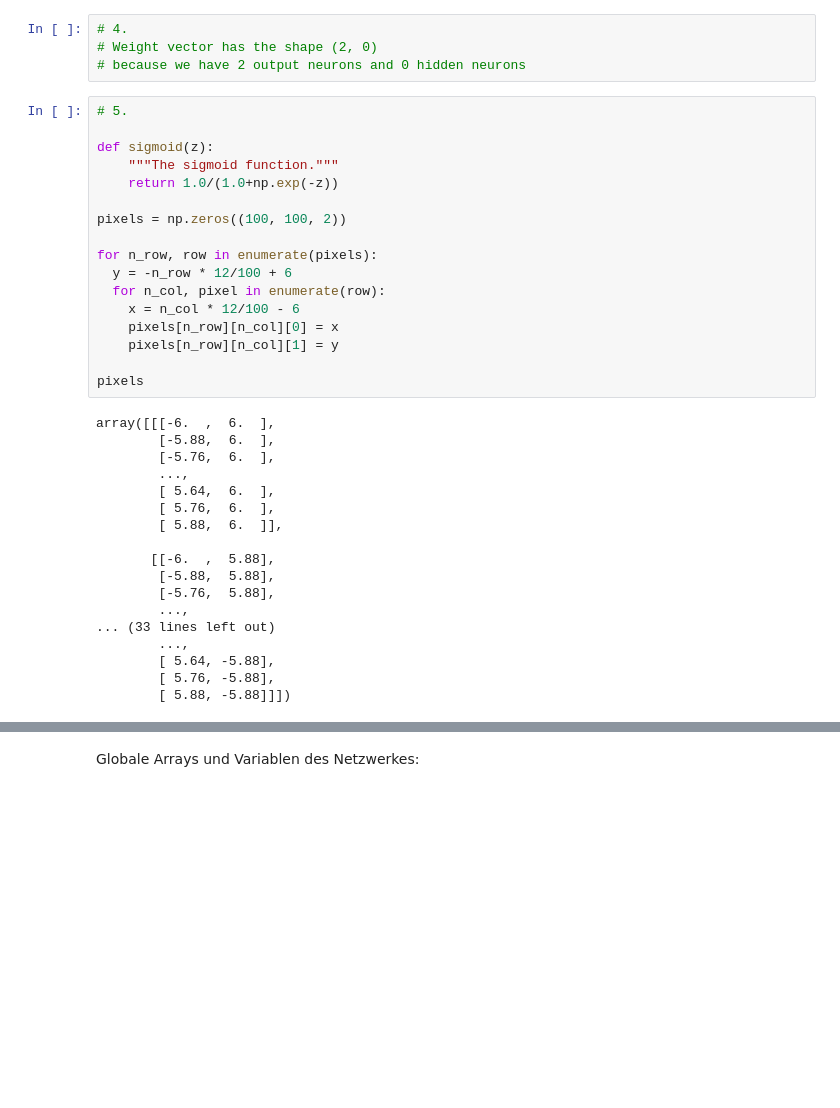
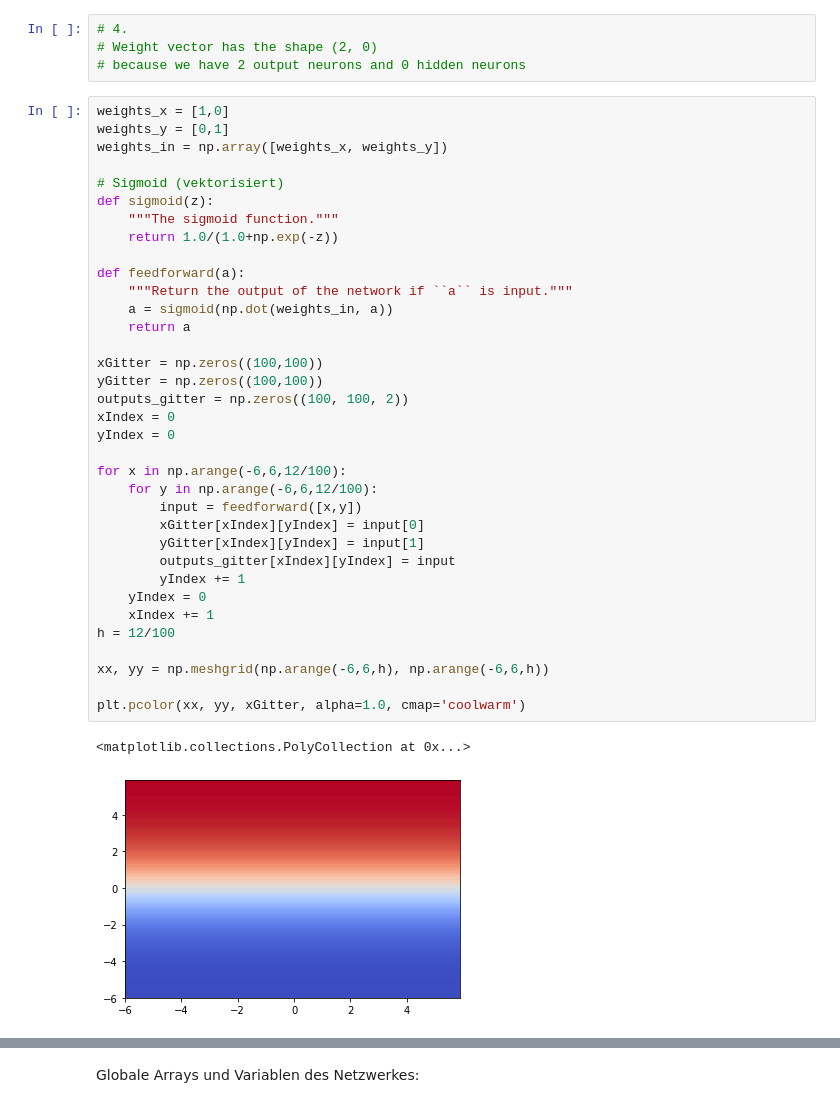
Before and after one commit to schmuecker/machine-learning-course, a Jupyter notebook: Deep Learning/01 backpropagation/01 MLP.ipynb, the cells around one changed output, grey strips where cells are left out. Drawn from its saved outputs; the diff is of its cells as text; blank space fills up the shorter version.

```diff
--- a/Deep Learning/01 backpropagation/01 MLP.ipynb
+++ b/Deep Learning/01 backpropagation/01 MLP.ipynb
@@ -67,38 +67,41 @@ plt.scatter(X_test[:,0], X_test[:,1], c=get_colors(y_test))
 # 4.
 # Weight vector has the shape (2, 0)
 # because we have 2 output neurons and 0 hidden neurons
-# %%
-# 5.
-
-def sigmoid(z):
-    """The sigmoid function."""
-    return 1.0/(1.0+np.exp(-z))
-
-pixels = np.zeros((100, 100, 2))
-
-for n_row, row in enumerate(pixels):
-  y = -n_row * 12/100 + 6
-  for n_col, pixel in enumerate(row):
-    x = n_col * 12/100 - 6
-    pixels[n_row][n_col][0] = x
-    pixels[n_row][n_col][1] = y
-
-pixels
-# %% [output]
-array([[[-6.  ,  6.  ],
-        [-5.88,  6.  ],
-        [-5.76,  6.  ],
-        ...,
-        [ 5.64,  6.  ],
-        [ 5.76,  6.  ],
-        [ 5.88,  6.  ]],
-
-       [[-6.  ,  5.88],
-        [-5.88,  5.88],
-        [-5.76,  5.88],
-        ...,
-... (33 lines left out)
-        ...,
-        [ 5.64, -5.88],
-        [ 5.76, -5.88],
-        [ 5.88, -5.88]]])
+# %%
+weights_x = [1,0]
+weights_y = [0,1]
+weights_in = np.array([weights_x, weights_y])
+
+# Sigmoid (vektorisiert)
+def sigmoid(z):
+    """The sigmoid function."""
+    return 1.0/(1.0+np.exp(-z))
+
+def feedforward(a):
+    """Return the output of the network if ``a`` is input."""
+    a = sigmoid(np.dot(weights_in, a))
+    return a
+
+xGitter = np.zeros((100,100))
+yGitter = np.zeros((100,100))
+outputs_gitter = np.zeros((100, 100, 2))
+xIndex = 0
+yIndex = 0
+
+for x in np.arange(-6,6,12/100):
+    for y in np.arange(-6,6,12/100):
+        input = feedforward([x,y])
+        xGitter[xIndex][yIndex] = input[0]
+        yGitter[xIndex][yIndex] = input[1]
+        outputs_gitter[xIndex][yIndex] = input
+        yIndex += 1
+    yIndex = 0
+    xIndex += 1
+h = 12/100
+
+xx, yy = np.meshgrid(np.arange(-6,6,h), np.arange(-6,6,h))
+
+plt.pcolor(xx, yy, xGitter, alpha=1.0, cmap='coolwarm')
+# %% [output]
+<matplotlib.collections.PolyCollection at 0x...>
+[figure, added]
```
Also changed, not shown: parts of 12 cells of this notebook.
